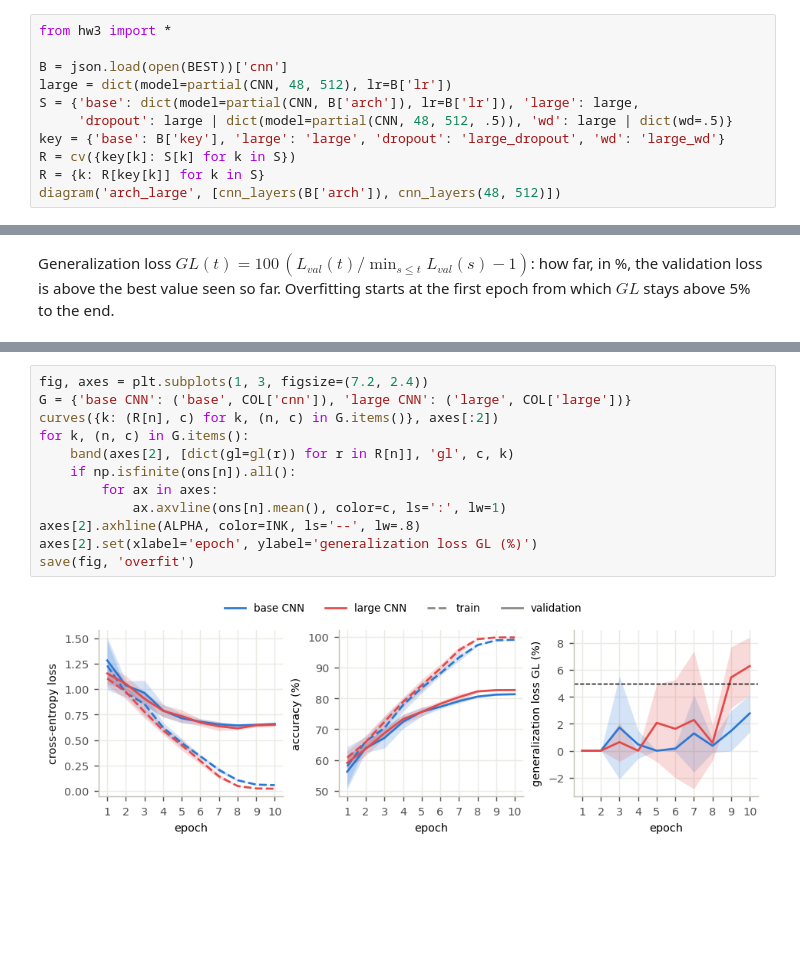
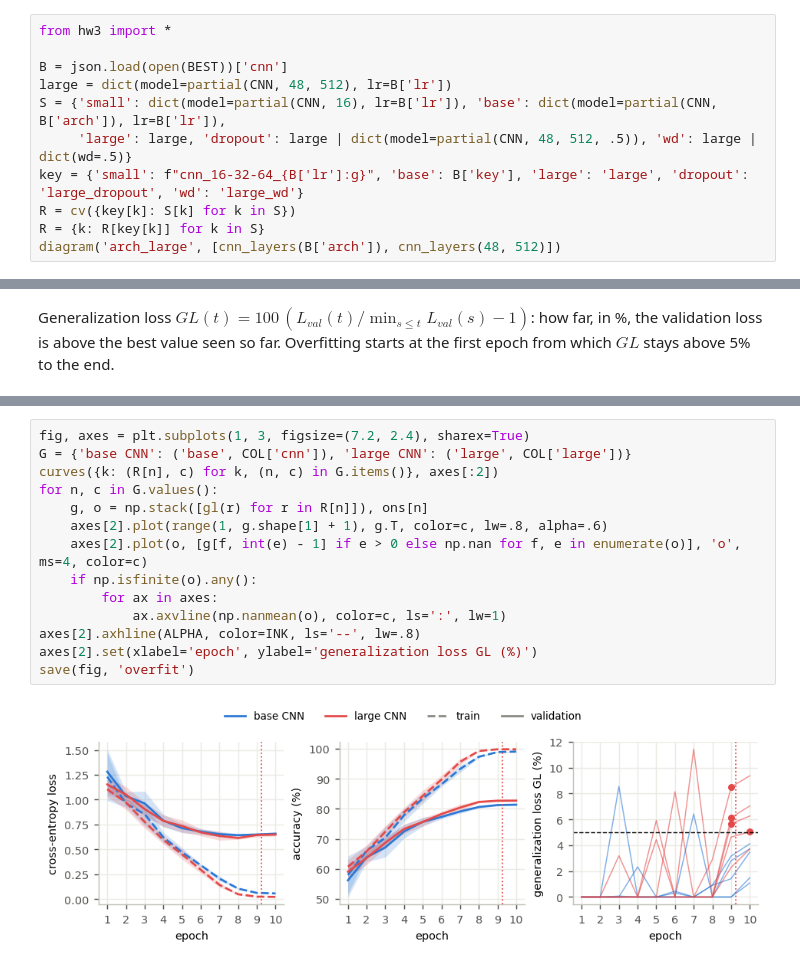
Before and after one commit to AxelFridman/HW3_ML_NN, a Jupyter notebook: 2_overfitting.ipynb, the cells around one changed output, grey strips where cells are left out. Drawn from its saved outputs; the diff is of its cells as text; blank space fills up the shorter version.

```diff
--- a/2_overfitting.ipynb
+++ b/2_overfitting.ipynb
@@ -7,9 +8,9 @@ from hw3 import *
 
 B = json.load(open(BEST))['cnn']
 large = dict(model=partial(CNN, 48, 512), lr=B['lr'])
-S = {'base': dict(model=partial(CNN, B['arch']), lr=B['lr']), 'large': large,
-     'dropout': large | dict(model=partial(CNN, 48, 512, .5)), 'wd': large | dict(wd=.5)}
-key = {'base': B['key'], 'large': 'large', 'dropout': 'large_dropout', 'wd': 'large_wd'}
+S = {'small': dict(model=partial(CNN, 16), lr=B['lr']), 'base': dict(model=partial(CNN, B['arch']), lr=B['lr']),
+     'large': large, 'dropout': large | dict(model=partial(CNN, 48, 512, .5)), 'wd': large | dict(wd=.5)}
+key = {'small': f"cnn_16-32-64_{B['lr']:g}", 'base': B['key'], 'large': 'large', 'dropout': 'large_dropout', 'wd': 'large_wd'}
 R = cv({key[k]: S[k] for k in S})
 R = {k: R[key[k]] for k in S}
 diagram('arch_large', [cnn_layers(B['arch']), cnn_layers(48, 512)])
@@ -40,17 +41,19 @@ pd.DataFrame(ons, index=[f'fold {f + 1}' for f in range(FOLDS)])
 # %%
-fig, axes = plt.subplots(1, 3, figsize=(7.2, 2.4))
+fig, axes = plt.subplots(1, 3, figsize=(7.2, 2.4), sharex=True)
 G = {'base CNN': ('base', COL['cnn']), 'large CNN': ('large', COL['large'])}
 curves({k: (R[n], c) for k, (n, c) in G.items()}, axes[:2])
-for k, (n, c) in G.items():
-    band(axes[2], [dict(gl=gl(r)) for r in R[n]], 'gl', c, k)
-    if np.isfinite(ons[n]).all():
+for n, c in G.values():
+    g, o = np.stack([gl(r) for r in R[n]]), ons[n]
+    axes[2].plot(range(1, g.shape[1] + 1), g.T, color=c, lw=.8, alpha=.6)
+    axes[2].plot(o, [g[f, int(e) - 1] if e > 0 else np.nan for f, e in enumerate(o)], 'o', ms=4, color=c)
+    if np.isfinite(o).any():
         for ax in axes:
-            ax.axvline(ons[n].mean(), color=c, ls=':', lw=1)
+            ax.axvline(np.nanmean(o), color=c, ls=':', lw=1)
 axes[2].axhline(ALPHA, color=INK, ls='--', lw=.8)
 axes[2].set(xlabel='epoch', ylabel='generalization loss GL (%)')
 save(fig, 'overfit')
 # %% [output]
-[figure, old version]
+[figure, new version]
 # %%
 G = {'large CNN': ('large', COL['large']), '+ dropout 0.5': ('dropout', COL['dropout']),
      '+ weight decay 0.5': ('wd', COL['wd'])}
```
Also changed, not shown: parts of 5 cells of this notebook, 6 other files.
